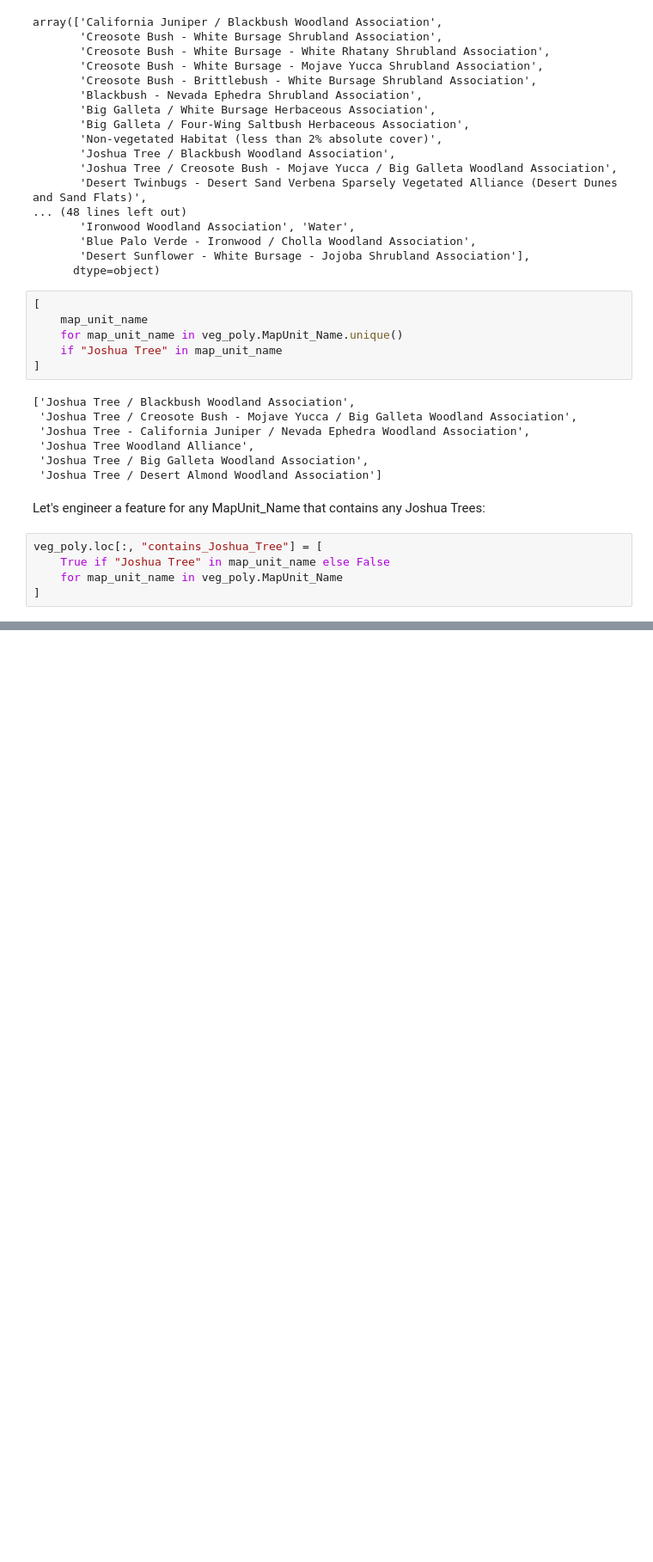
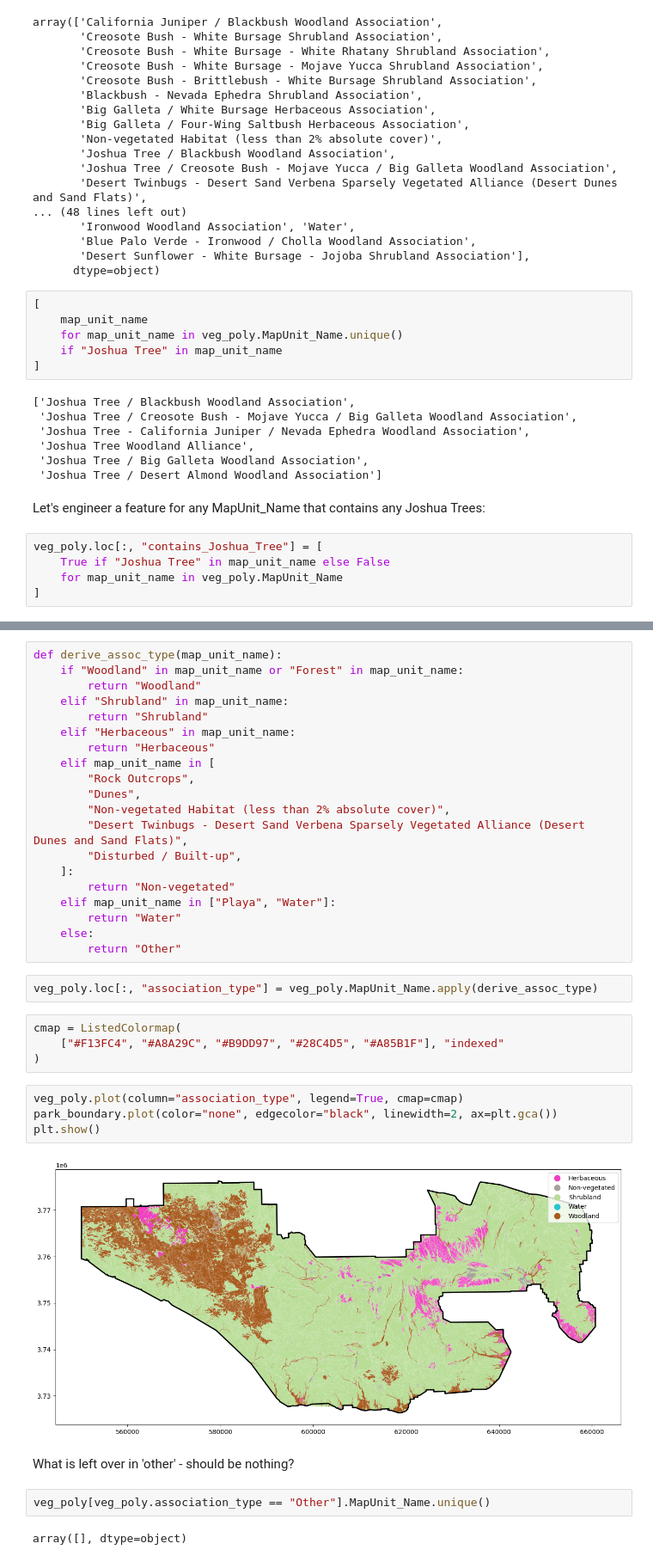
Before and after one commit to SchmidtDSE/nps, a Jupyter notebook: JOTR/VegMapping/VegMapping_EDA.ipynb, the cells around one changed output, grey strips where cells are left out. Shown at 86% size. Cells and saved outputs as stored; diff of their text form; blank space fills up the shorter version.

```diff
--- a/JOTR/VegMapping/VegMapping_EDA.ipynb
+++ b/JOTR/VegMapping/VegMapping_EDA.ipynb
@@ -101,0 +113,38 @@ park_boundary.plot(color="none", edgecolor="black", linewidth=2, ax=plt.gca())
+# %%
+def derive_assoc_type(map_unit_name):
+    if "Woodland" in map_unit_name or "Forest" in map_unit_name:
+        return "Woodland"
+    elif "Shrubland" in map_unit_name:
+        return "Shrubland"
+    elif "Herbaceous" in map_unit_name:
+        return "Herbaceous"
+    elif map_unit_name in [
+        "Rock Outcrops",
+        "Dunes",
+        "Non-vegetated Habitat (less than 2% absolute cover)",
+        "Desert Twinbugs - Desert Sand Verbena Sparsely Vegetated Alliance (Desert Dunes and Sand Flats)",
+        "Disturbed / Built-up",
+    ]:
+        return "Non-vegetated"
+    elif map_unit_name in ["Playa", "Water"]:
+        return "Water"
+    else:
+        return "Other"
+# %%
+veg_poly.loc[:, "association_type"] = veg_poly.MapUnit_Name.apply(derive_assoc_type)
+# %%
+cmap = ListedColormap(
+    ["#F13FC4", "#A8A29C", "#B9DD97", "#28C4D5", "#A85B1F"], "indexed"
+)
+# %%
+veg_poly.plot(column="association_type", legend=True, cmap=cmap)
+park_boundary.plot(color="none", edgecolor="black", linewidth=2, ax=plt.gca())
+plt.show()
+# %% [output]
+[figure, added]
+# %% [markdown]
+What is left over in 'other' - should be nothing?
+# %%
+veg_poly[veg_poly.association_type == "Other"].MapUnit_Name.unique()
+# %% [output]
+array([], dtype=object)
```
Also changed, not shown: parts of 15 cells of this notebook, 2 other files.
